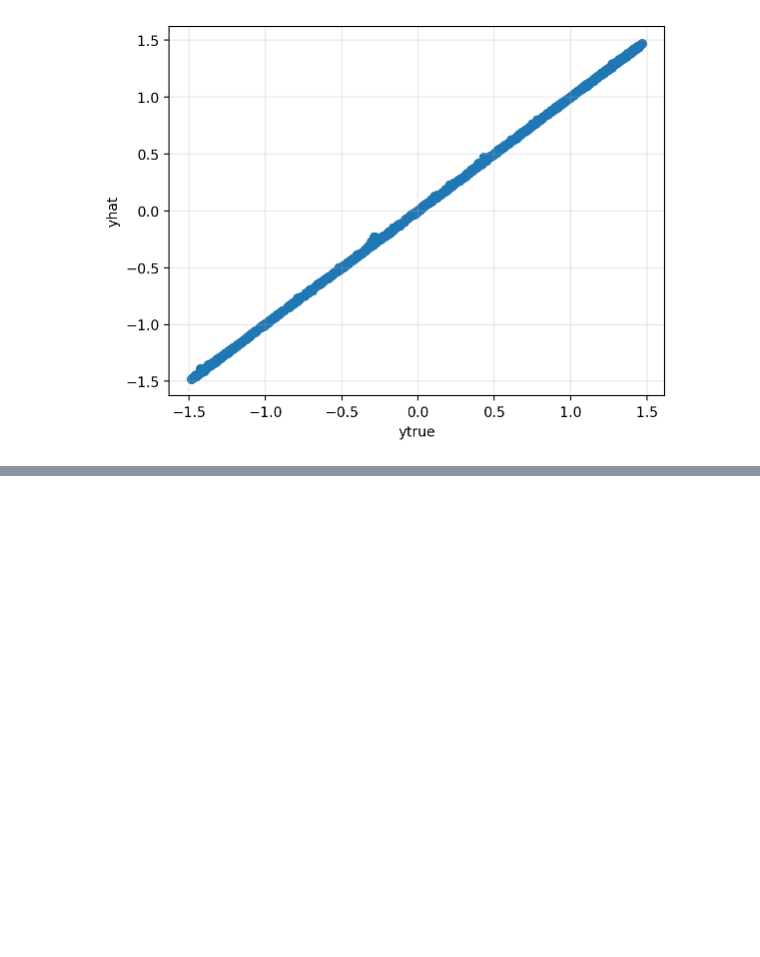
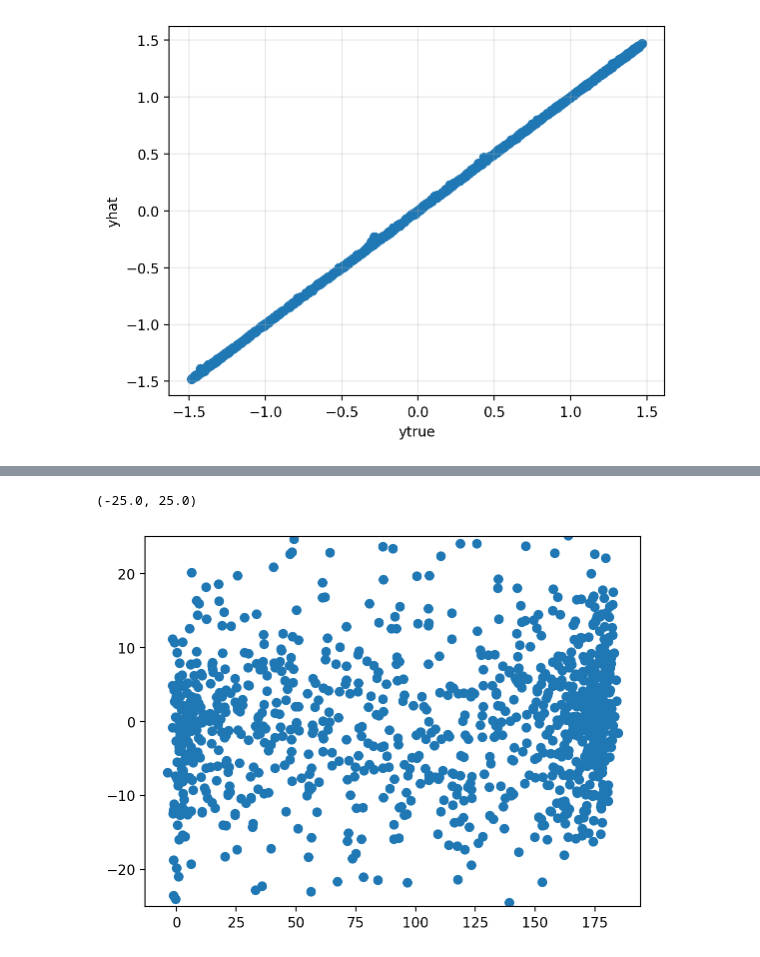
Before and after one commit to probml/rebayes, a Jupyter notebook: demos/misc/online-laplace-rb.ipynb, the cells around one changed output, grey strips where cells are left out. Drawn from its saved outputs; the diff is of its cells as text; code cells hidden in the pictures; blank space fills up the shorter version.

```diff
--- a/demos/misc/online-laplace-rb.ipynb
+++ b/demos/misc/online-laplace-rb.ipynb
@@ -63,6 +63,7 @@ data = rmnist.load_and_transform(
 
 ymean, ystd = data["ymean"], data["ystd"]
 X_train, Y_train, labels_train = data["dataset"]["train"]
+X_test, Y_test, labels_test = data["dataset"]["test"]
 # %%
 model = MLP()
 buffer_size = 10
@@ -166,0 +228,9 @@ plt.grid(alpha=0.3)
+# %%
+yhat_test = model.apply(mean_map, X_test).squeeze() * ystd + ymean
+
+y_test = Y_test * ystd + ymean
+plt.scatter(y_test, y_test - yhat_test)
+plt.ylim(-25, 25)
+# %% [output]
+(-25.0, 25.0)
+[figure, added]
```
Also changed, not shown: parts of 12 cells of this notebook.
